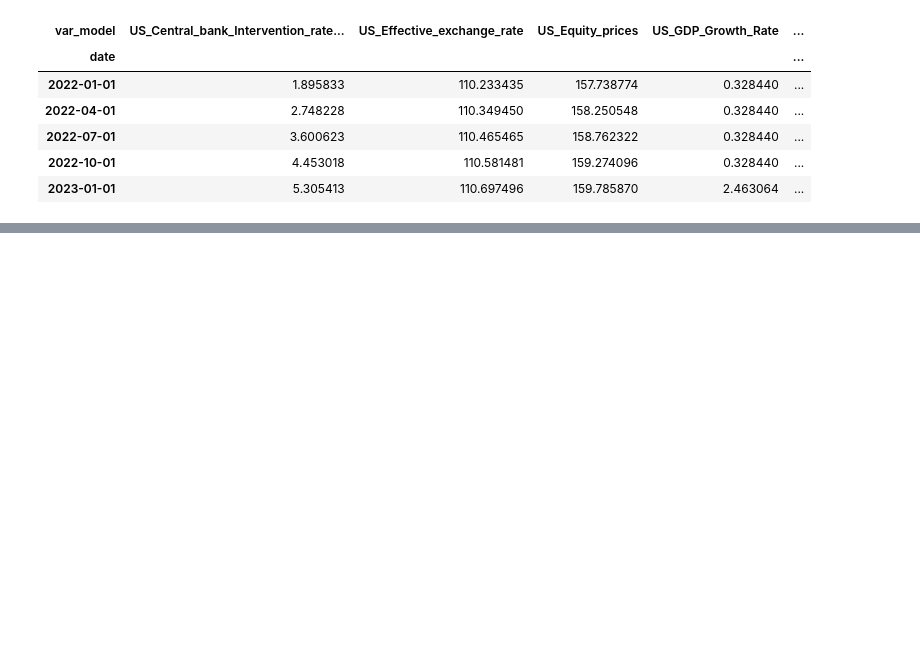
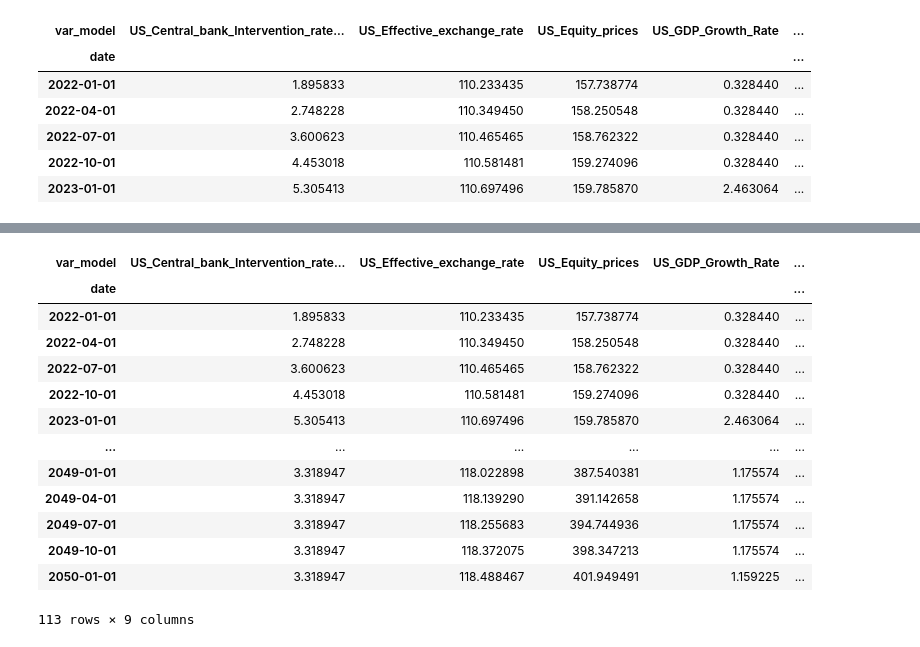
Before and after one commit to Celeste2405/PFE-CLIMATE-STRESS-TESTING-BANKING-PORTFOLIO, a Jupyter notebook: nfgs.ipynb, the cells around one changed output, grey strips where cells are left out. Cells and saved outputs as stored; diff of their text form; code cells hidden in the pictures; blank space fills up the shorter version.

```diff
--- a/nfgs.ipynb
+++ b/nfgs.ipynb
@@ -173,0 +188,23 @@ X_scenario.to_csv("data/ngfs_data/ngfs_us.csv")
+# %%
+df_baseline = build_X_from_ngfs_trimestriel(
+    df_ngfs=data_ngfs,
+    zone="US",
+    var_mapping=NGFS_TO_MODEL
+)
+# %%
+df_baseline
+# %% [output]
+| var_model | US_Central_bank_Intervention_rate... | US_Effective_exchange_rate | US_Equity_prices | US_GDP_Growth_Rate | ... |
+| date |  |  |  |  | ... |
+| 2022-01-01 | 1.895833 | 110.233435 | 157.738774 | 0.328440 | ... |
+| 2022-04-01 | 2.748228 | 110.349450 | 158.250548 | 0.328440 | ... |
+| 2022-07-01 | 3.600623 | 110.465465 | 158.762322 | 0.328440 | ... |
+| 2022-10-01 | 4.453018 | 110.581481 | 159.274096 | 0.328440 | ... |
+| 2023-01-01 | 5.305413 | 110.697496 | 159.785870 | 2.463064 | ... |
+| ... | ... | ... | ... | ... | ... |
+| 2049-01-01 | 3.318947 | 118.022898 | 387.540381 | 1.175574 | ... |
+| 2049-04-01 | 3.318947 | 118.139290 | 391.142658 | 1.175574 | ... |
+| 2049-07-01 | 3.318947 | 118.255683 | 394.744936 | 1.175574 | ... |
+| 2049-10-01 | 3.318947 | 118.372075 | 398.347213 | 1.175574 | ... |
+| 2050-01-01 | 3.318947 | 118.488467 | 401.949491 | 1.159225 | ... |
+113 rows × 9 columns
```
Also changed, not shown: parts of 6 cells of this notebook, 7 other files.
